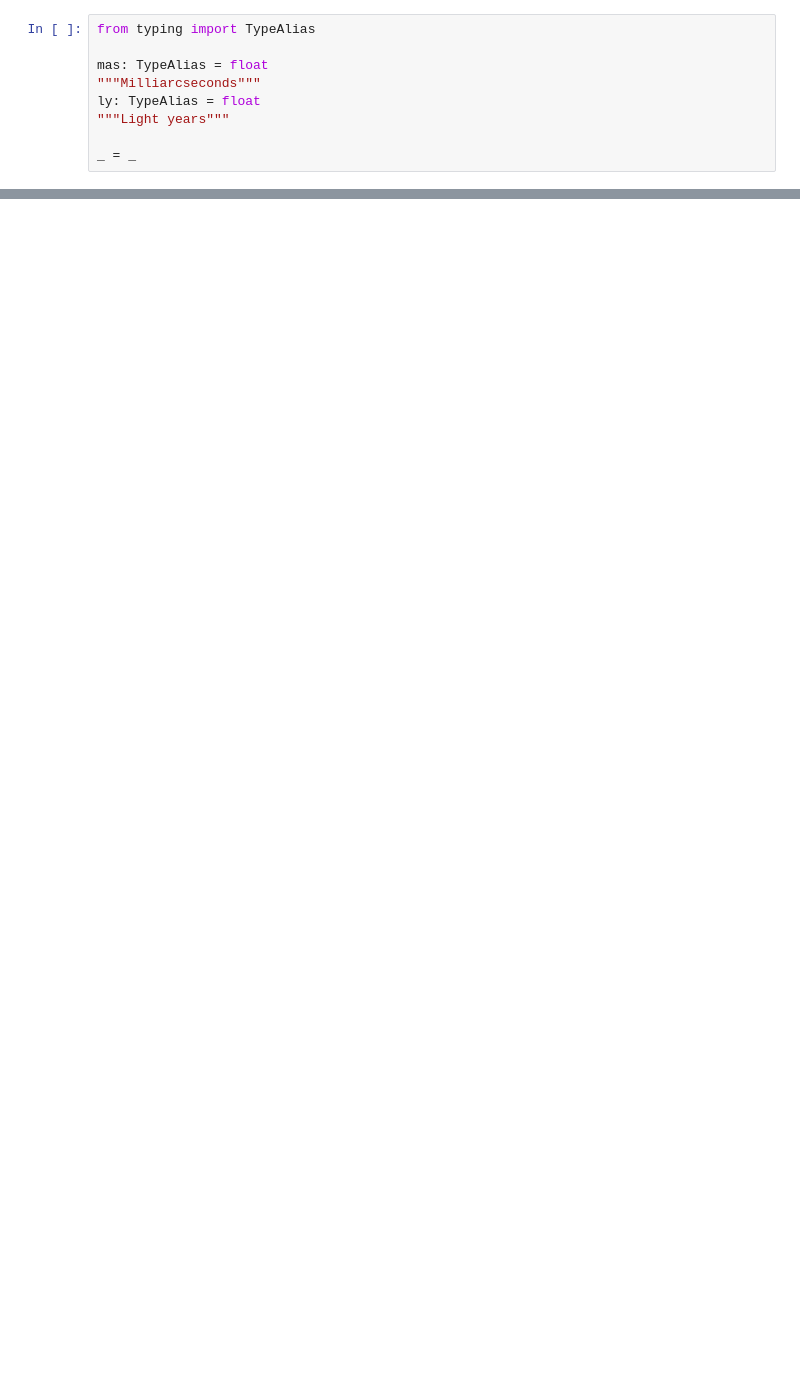
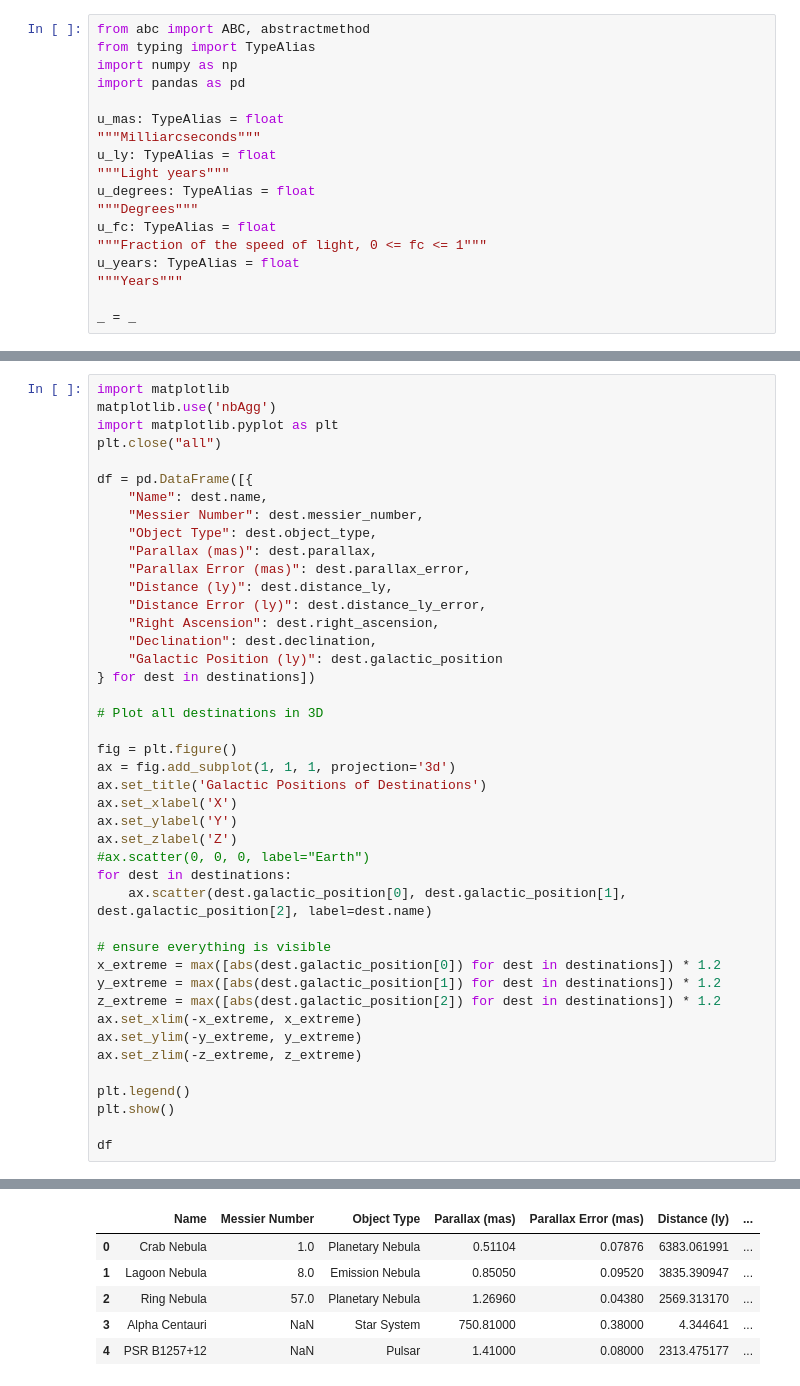
Before and after one commit to techno-sam/AstronomyPlayground_2024_2025, a Jupyter notebook: interstellar_brochure/stars.ipynb, the cells around one changed output, grey strips where cells are left out. Saved outputs shown, nothing was run; the diff lists cells and outputs as text; blank space fills up the shorter version.

```diff
--- a/interstellar_brochure/stars.ipynb
+++ b/interstellar_brochure/stars.ipynb
@@ -1,9 +3,18 @@
 # %%
+from abc import ABC, abstractmethod
 from typing import TypeAlias
+import numpy as np
+import pandas as pd
 
-mas: TypeAlias = float
+u_mas: TypeAlias = float
 """Milliarcseconds"""
-ly: TypeAlias = float
+u_ly: TypeAlias = float
 """Light years"""
+u_degrees: TypeAlias = float
+"""Degrees"""
+u_fc: TypeAlias = float
+"""Fraction of the speed of light, 0 <= fc <= 1"""
+u_years: TypeAlias = float
+"""Years"""
 
 _ = _
@@ -54,0 +118,44 @@ Destinations:
+# %%
+import matplotlib
+matplotlib.use('nbAgg')
+import matplotlib.pyplot as plt
+plt.close("all")
+
+df = pd.DataFrame([{
+    "Name": dest.name,
+    "Messier Number": dest.messier_number,
+    "Object Type": dest.object_type,
+    "Parallax (mas)": dest.parallax,
+    "Parallax Error (mas)": dest.parallax_error,
+    "Distance (ly)": dest.distance_ly,
+    "Distance Error (ly)": dest.distance_ly_error,
+    "Right Ascension": dest.right_ascension,
+    "Declination": dest.declination,
+    "Galactic Position (ly)": dest.galactic_position
+} for dest in destinations])
+
+# Plot all destinations in 3D
+
+fig = plt.figure()
+ax = fig.add_subplot(1, 1, 1, projection='3d')
+ax.set_title('Galactic Positions of Destinations')
+ax.set_xlabel('X')
+ax.set_ylabel('Y')
+ax.set_zlabel('Z')
+#ax.scatter(0, 0, 0, label="Earth")
+for dest in destinations:
+    ax.scatter(dest.galactic_position[0], dest.galactic_position[1], dest.galactic_position[2], label=dest.name)
+
+# ensure everything is visible
+x_extreme = max([abs(dest.galactic_position[0]) for dest in destinations]) * 1.2
+y_extreme = max([abs(dest.galactic_position[1]) for dest in destinations]) * 1.2
+z_extreme = max([abs(dest.galactic_position[2]) for dest in destinations]) * 1.2
+ax.set_xlim(-x_extreme, x_extreme)
+ax.set_ylim(-y_extreme, y_extreme)
+ax.set_zlim(-z_extreme, z_extreme)
+
+plt.legend()
+plt.show()
+
+df
+# %% [output]
@@ -54,0 +164,6 @@ Destinations:
+|  | Name | Messier Number | Object Type | Parallax (mas) | Parallax Error (mas) | Distance (ly) | ... |
+| 0 | Crab Nebula | 1.0 | Planetary Nebula | 0.51104 | 0.07876 | 6383.061991 | ... |
+| 1 | Lagoon Nebula | 8.0 | Emission Nebula | 0.85050 | 0.09520 | 3835.390947 | ... |
+| 2 | Ring Nebula | 57.0 | Planetary Nebula | 1.26960 | 0.04380 | 2569.313170 | ... |
+| 3 | Alpha Centauri | NaN | Star System | 750.81000 | 0.38000 | 4.344641 | ... |
+| 4 | PSR B1257+12 | NaN | Pulsar | 1.41000 | 0.08000 | 2313.475177 | ... |
```
Also changed, not shown: parts of 9 cells of this notebook, 4 other files.
